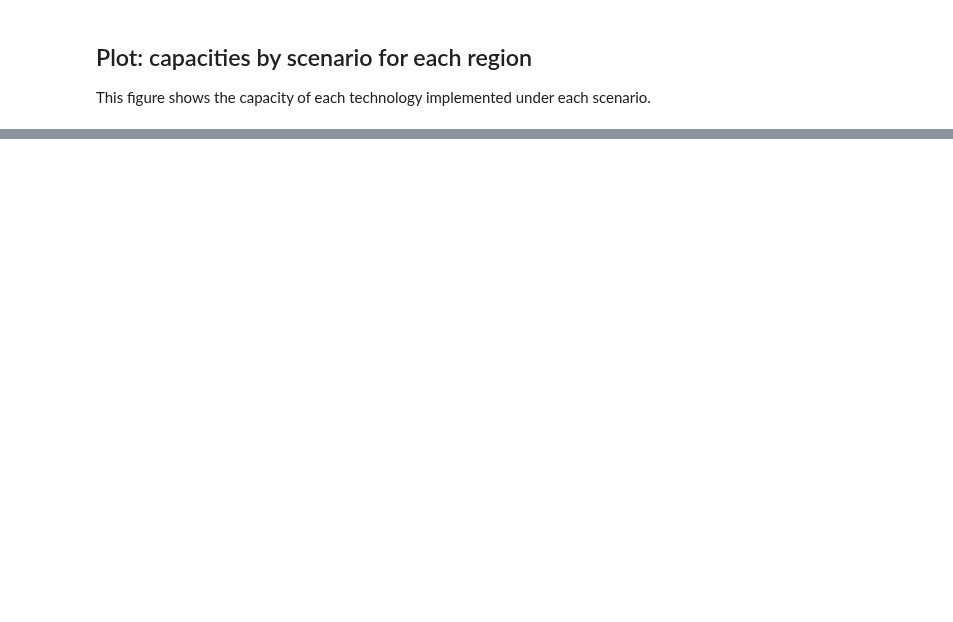
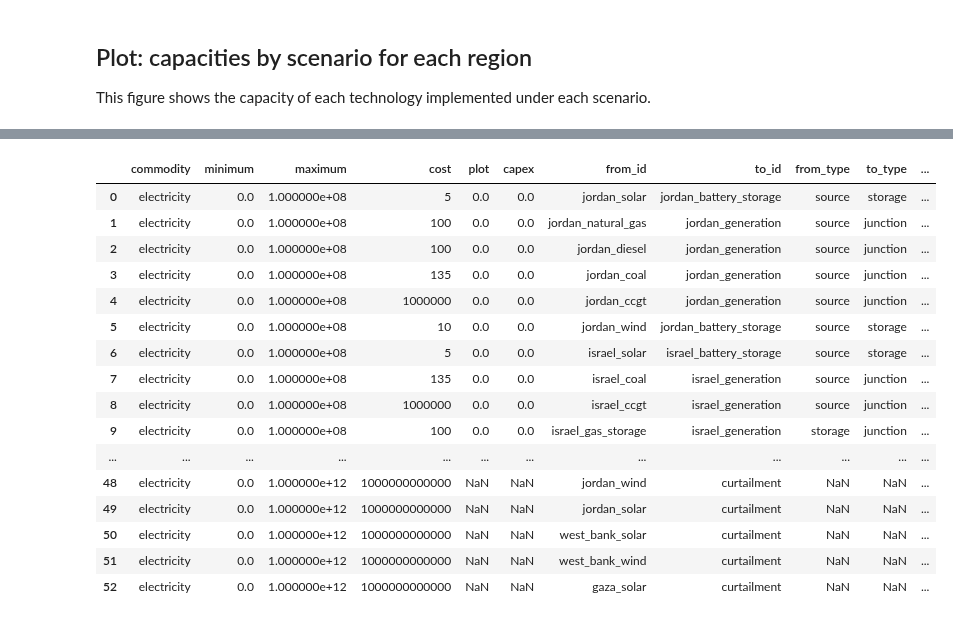
Before and after one commit to amanmajid/nextra, a Jupyter notebook: analysis/icae_results.ipynb, the cells around one changed output, grey strips where cells are left out. Saved outputs shown, nothing was run; the diff lists cells and outputs as text; code cells hidden in the pictures; blank space fills up the shorter version.

```diff
--- a/analysis/icae_results.ipynb
+++ b/analysis/icae_results.ipynb
@@ -370,0 +389,20 @@ results['BAU'].results_costs['totex'].divide(10**9).sum()
+# %%
+results['BAU'].edges
+# %% [output]
+|  | commodity | minimum | maximum | cost | plot | capex | from_id | to_id | from_type | to_type | ... |
+| 0 | electricity | 0.0 | 1.000000e+08 | 5 | 0.0 | 0.0 | jordan_solar | jordan_battery_storage | source | storage | ... |
+| 1 | electricity | 0.0 | 1.000000e+08 | 100 | 0.0 | 0.0 | jordan_natural_gas | jordan_generation | source | junction | ... |
+| 2 | electricity | 0.0 | 1.000000e+08 | 100 | 0.0 | 0.0 | jordan_diesel | jordan_generation | source | junction | ... |
+| 3 | electricity | 0.0 | 1.000000e+08 | 135 | 0.0 | 0.0 | jordan_coal | jordan_generation | source | junction | ... |
+| 4 | electricity | 0.0 | 1.000000e+08 | 1000000 | 0.0 | 0.0 | jordan_ccgt | jordan_generation | source | junction | ... |
+| 5 | electricity | 0.0 | 1.000000e+08 | 10 | 0.0 | 0.0 | jordan_wind | jordan_battery_storage | source | storage | ... |
+| 6 | electricity | 0.0 | 1.000000e+08 | 5 | 0.0 | 0.0 | israel_solar | israel_battery_storage | source | storage | ... |
+| 7 | electricity | 0.0 | 1.000000e+08 | 135 | 0.0 | 0.0 | israel_coal | israel_generation | source | junction | ... |
+| 8 | electricity | 0.0 | 1.000000e+08 | 1000000 | 0.0 | 0.0 | israel_ccgt | israel_generation | source | junction | ... |
+| 9 | electricity | 0.0 | 1.000000e+08 | 100 | 0.0 | 0.0 | israel_gas_storage | israel_generation | storage | junction | ... |
+| ... | ... | ... | ... | ... | ... | ... | ... | ... | ... | ... | ... |
+| 48 | electricity | 0.0 | 1.000000e+12 | 1000000000000 | NaN | NaN | jordan_wind | curtailment | NaN | NaN | ... |
+| 49 | electricity | 0.0 | 1.000000e+12 | 1000000000000 | NaN | NaN | jordan_solar | curtailment | NaN | NaN | ... |
+| 50 | electricity | 0.0 | 1.000000e+12 | 1000000000000 | NaN | NaN | west_bank_solar | curtailment | NaN | NaN | ... |
+| 51 | electricity | 0.0 | 1.000000e+12 | 1000000000000 | NaN | NaN | west_bank_wind | curtailment | NaN | NaN | ... |
+| 52 | electricity | 0.0 | 1.000000e+12 | 1000000000000 | NaN | NaN | gaza_solar | curtailment | NaN | NaN | ... |
```
Also changed, not shown: parts of 12 cells of this notebook, 10 other files.
